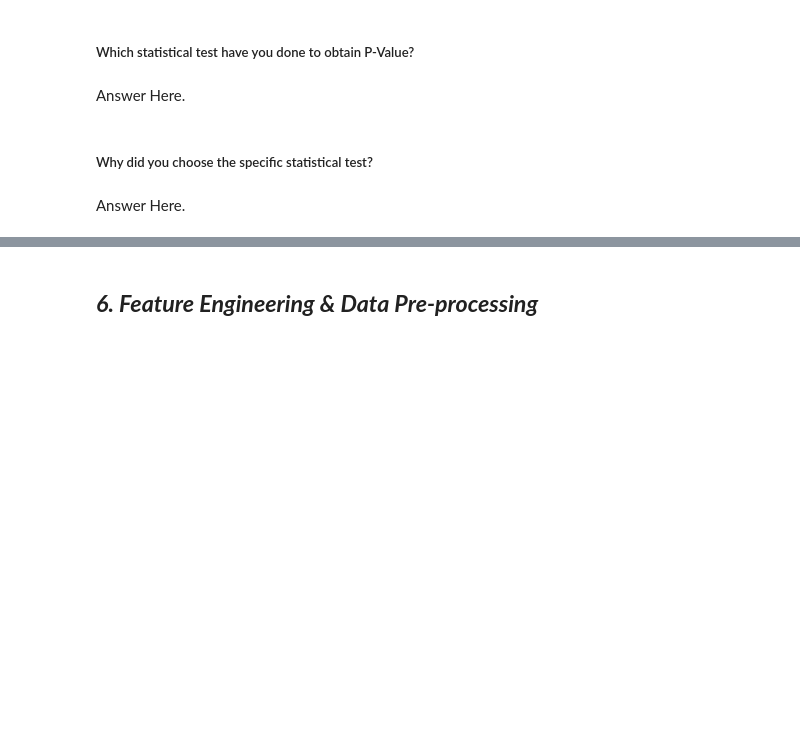
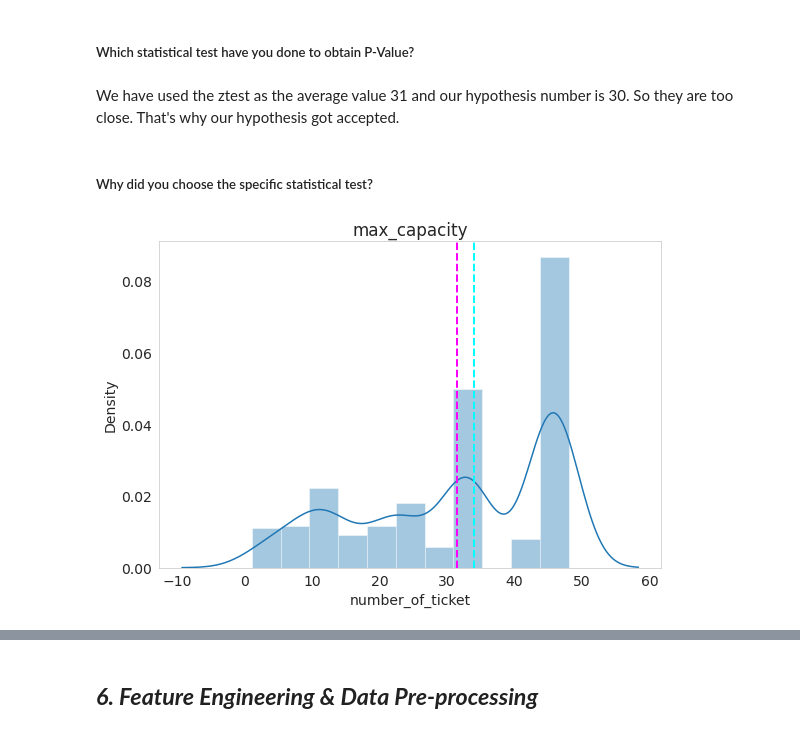
Before and after one commit to maxashoka3/Transport-Demand-Prediction, a Jupyter notebook: Transport_Demand_Prediction.ipynb, the cells around one changed output, grey strips where cells are left out. Drawn from its saved outputs; the diff is of its cells as text; code cells hidden in the pictures; blank space fills up the shorter version.

```diff
--- a/Transport_Demand_Prediction.ipynb
+++ b/Transport_Demand_Prediction.ipynb
@@ -1391,0 +1442,11 @@ Answer Here.
+# %%
+# Perform Statistical Test to obtain P-Value
+hypo_3 = df[((df['day_of_week'] == 'Saturday') |
+             (df['day_of_week'] == 'Sunday')) &
+            (df['car_type'] == 'Bus') &
+            (df['travel_time_of_day'] == 'Night')]
+
+hypothesis_number = 30
+sample_mean = hypo_3['number_of_ticket'].mean()
+size = len(hypo_3)
+std  = hypo_3['number_of_ticket'].std()
@@ -1392,8 +1467,18 @@ Answer Here.
 # %% [markdown]
 ##### Which statistical test have you done to obtain P-Value?
-# %% [markdown]
-Answer Here.
+# %% [markdown]
+We have used the ztest as the average value 31 and our hypothesis number is 30. So they are too close. That's why our hypothesis got accepted.
 # %% [markdown]
 ##### Why did you choose the specific statistical test?
-# %% [markdown]
-Answer Here.
+# %%
+# ploting the pyothesis
+fig=plt.figure(figsize=(9,6))
+ax=fig.gca()
+feature= (hypo_3["number_of_ticket"])
+sns.distplot(hypo_3["number_of_ticket"])
+ax.axvline(feature.mean(),color='magenta', linestyle='dashed', linewidth=2)
+ax.axvline(feature.median(),color='cyan', linestyle='dashed', linewidth=2)
+ax.set_title(col)
+plt.show()
+# %% [output]
+[figure, added]
```
Also changed, not shown: parts of 99 cells of this notebook.
